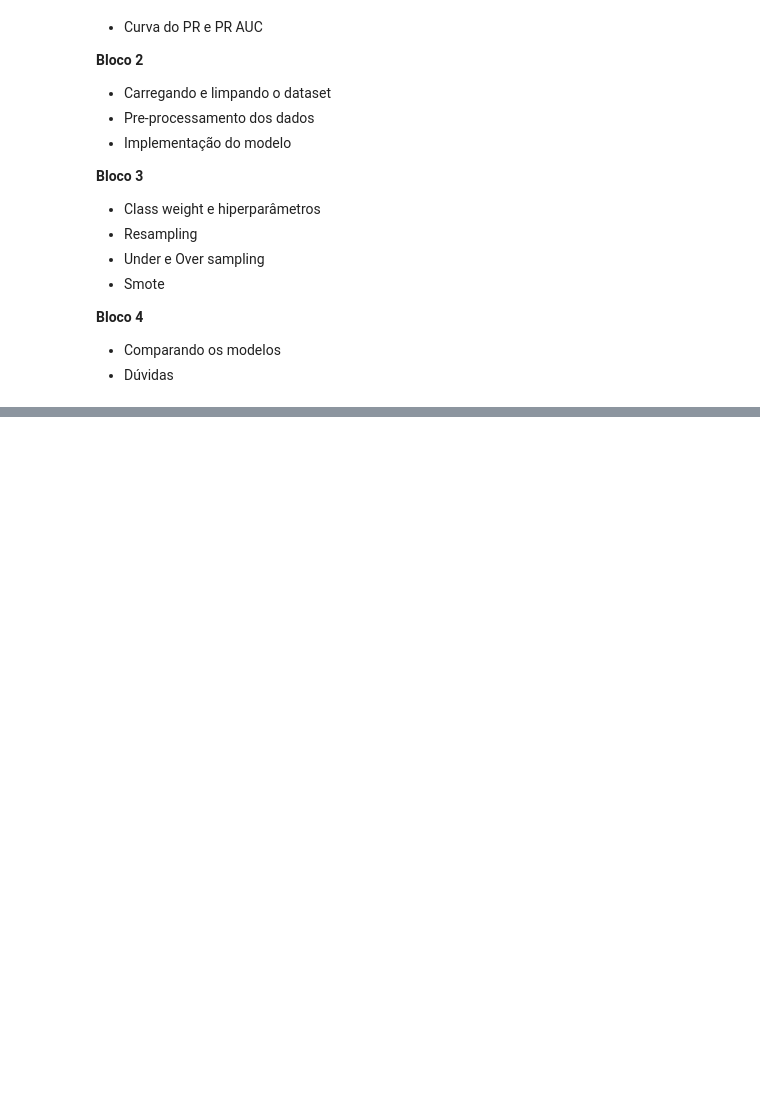
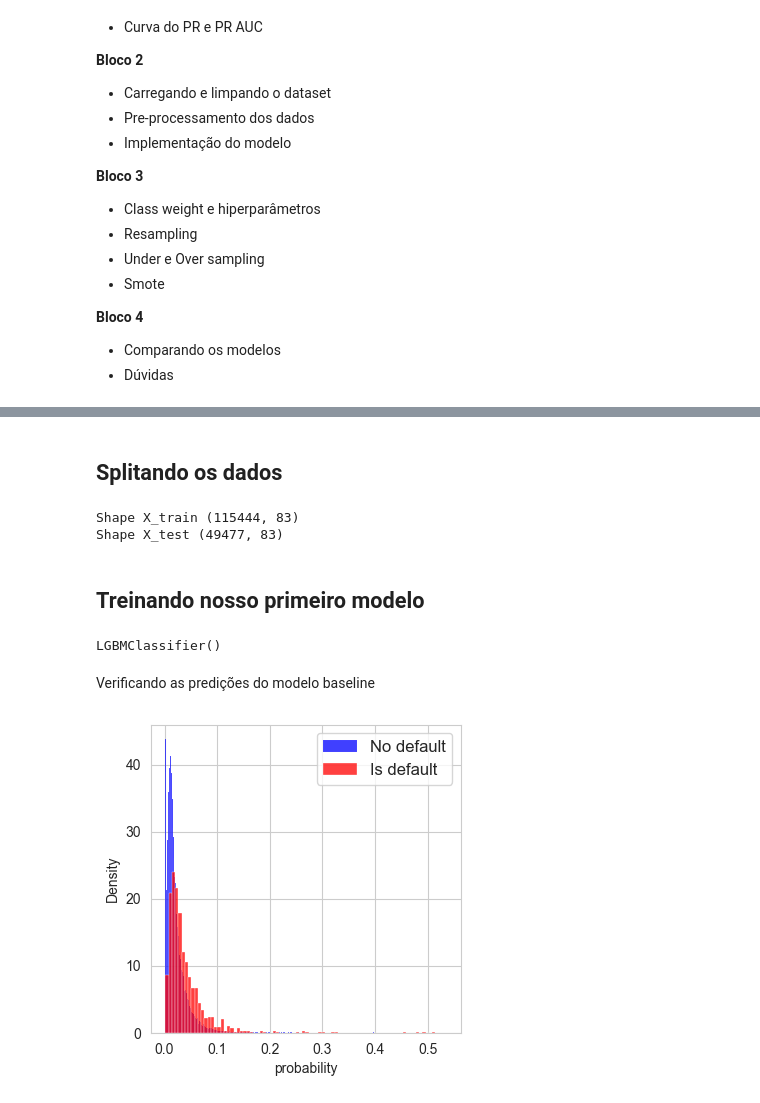
Before and after one commit to marcusos/tera-lessons, a Jupyter notebook: balanceamento_datasets/aula_balanceamento_datasets_v1.ipynb, the cells around one changed output, grey strips where cells are left out. Cells and saved outputs as stored; diff of their text form; code cells hidden in the pictures; blank space fills up the shorter version.

Commit message:
First version of the revised Balanceamento de Datasets lesson

```diff
--- a/balanceamento_datasets/aula_balanceamento_datasets_v1.ipynb
+++ b/balanceamento_datasets/aula_balanceamento_datasets_v1.ipynb
@@ -49,0 +117,5 @@ Você é um consultor de Data Science contratado pela MyBank para auxiliar a emp
+# %%
+# Carregando o dataset raw (puro) na variavel df_raw, precisa instalar a lib pyarrow para ler um arquivo .feather
+df_raw = pd.read_feather('data/lending_club_smaller_sample.feather')
+df_raw = df_raw.rename(columns={'bad_payer': 'default'})
+df_raw.head()
@@ -53,0 +267,51 @@ import
+# %% [markdown]
+## Splitando os dados
+# %%
+# Vetor de features
+X = df[num_features + cat_features].copy()
+
+# Transformando todas as númericas para float, necessário para rodar no lightgbm
+X = X[num_features].astype('float')
+
+# Variável target
+y = df[target]
+
+# Dividindo o dataset em treino/teste
+X_train, X_test, y_train, y_test = train_test_split(X, y, test_size=0.3, random_state=42, stratify=y)
+
+print('Shape X_train', X_train.shape)
+print('Shape X_test', X_test.shape)
+# %% [output]
+Shape X_train (115444, 83)
+Shape X_test (49477, 83)
+# %% [markdown]
+## Treinando nosso primeiro modelo
+# %%
+# Modelo padrão
+model_baseline = LGBMClassifier()
+model_baseline.fit(X_train, y_train)
+# %% [output]
+LGBMClassifier()
+# %% [markdown]
+Verificando as predições do modelo baseline
+# %%
+# Realizando a previsão das probabilidades do modelo_baseline
+y_score = model_baseline.predict_proba(X_test)[:,1]
+
+# Função para plotar o histograma das probabilidades preditas
+def plot_probabilities_hist(y_score, y_test):
+    y_result = pd.DataFrame({
+        'probability':  y_score,
+        'true_class': y_test,
+    })
+    fig, ax = plt.subplots(figsize=(4, 4))
+    negative = y_result.loc[y_result.true_class == 0, 'probability']
+    positive = y_result.loc[y_result.true_class == 1, 'probability']
+    sns.histplot(negative, stat='density', color='blue', ax=ax, label='No default')
+    sns.histplot(positive, stat='density', color='red', ax=ax, label='Is default')
+    _ = plt.legend({"No default": negative, "Is default": positive}, fontsize="large")
+    plt.show()
+
+plot_probabilities_hist(y_score, y_test)
+# %% [output]
+[figure, added]
```
Also changed, not shown: parts of 61 cells of this notebook, 5 other files.
